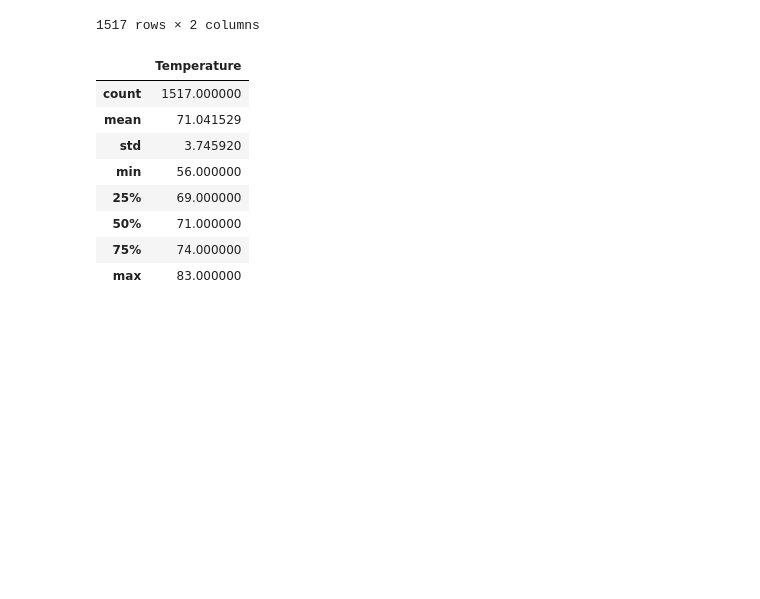
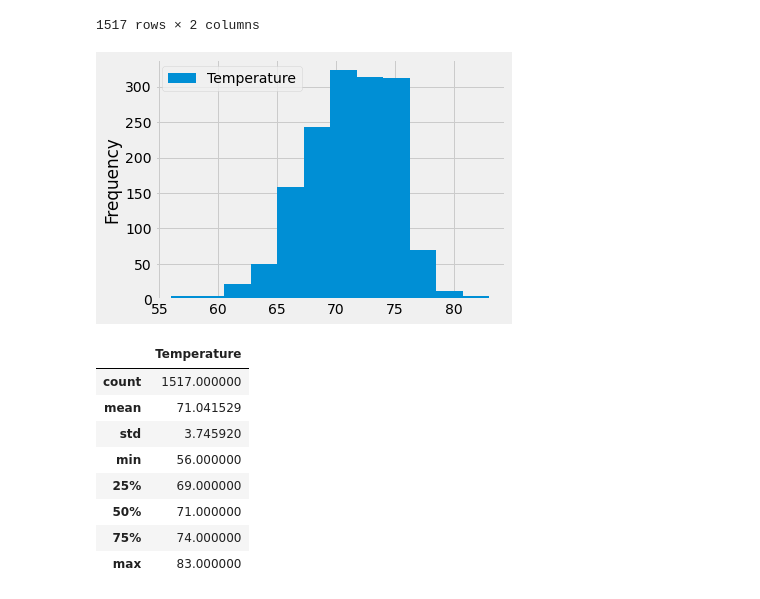
Before and after one commit to yycheung/-surfs_up, a Jupyter notebook: SurfsUp_Challenge.ipynb, the cells around one changed output. Cells and saved outputs as stored; diff of their text form; code cells hidden in the pictures; blank space fills up the shorter version.

```diff
--- a/SurfsUp_Challenge.ipynb
+++ b/SurfsUp_Challenge.ipynb
@@ -87,6 +125,11 @@ dec_temp_df
 | 1515 | 2016-12-30 | 65.0 |
 | 1516 | 2016-12-31 | 65.0 |
 1517 rows × 2 columns
+# %%
+dec_temp_df.plot.hist(bins=12)
+plt.tight_layout()
+# %% [output]
+[figure, added]
 # %%
 # 9. Calculate and print out the summary statistics for the Decemeber temperature DataFrame.
 dec_temp_df.describe()
```
Also changed, not shown: parts of 9 cells of this notebook, 13 other files.
